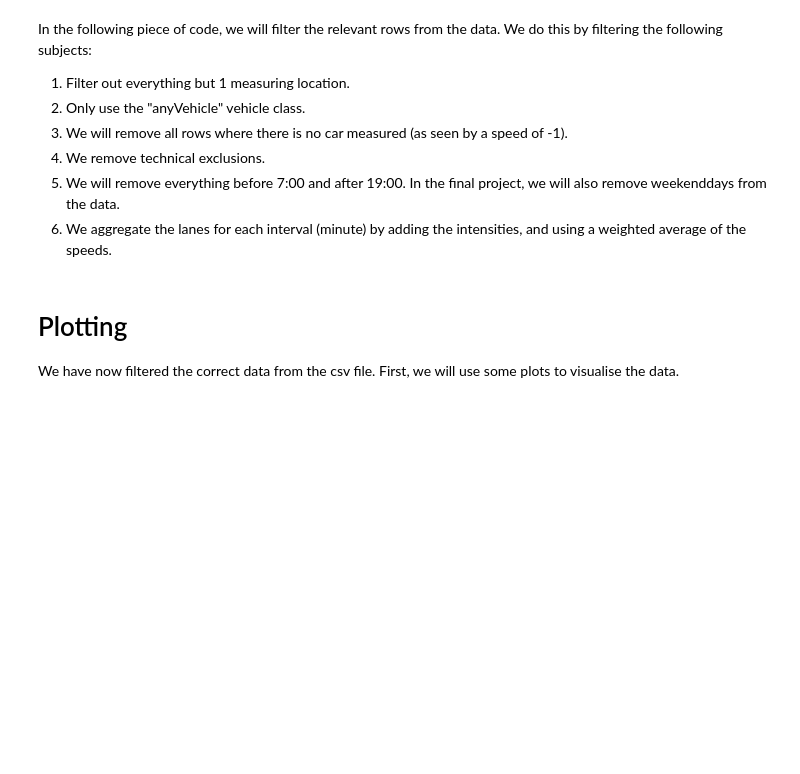
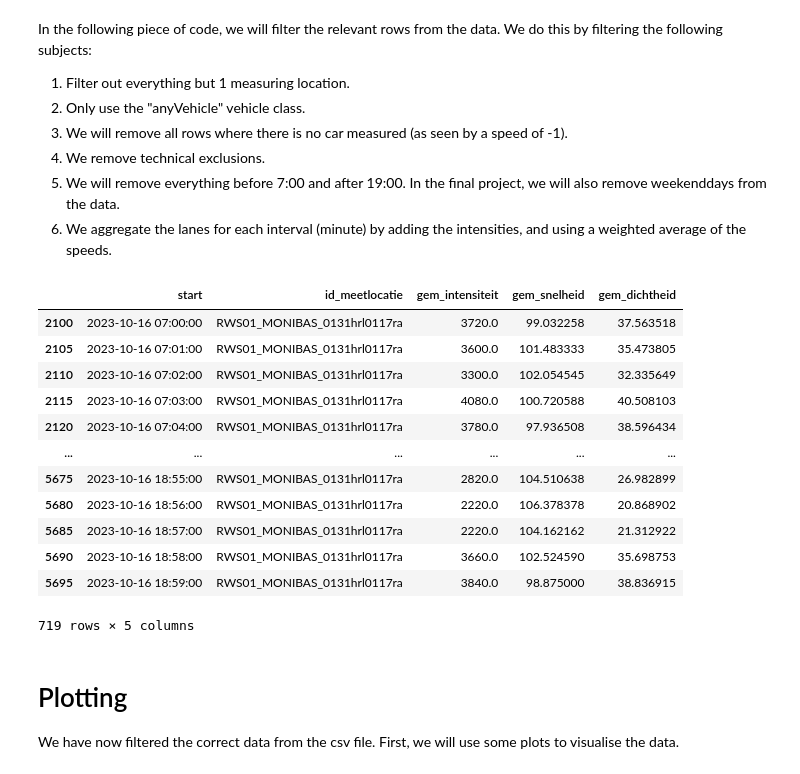
Before and after one commit to vossemeijssen/macroscopic_traffic_model, a Jupyter notebook: Fitting_speed_and_intensity.ipynb, the cells around one changed output. Drawn from its saved outputs; the diff is of its cells as text; code cells hidden in the pictures; blank space fills up the shorter version.

```diff
--- a/Fitting_speed_and_intensity.ipynb
+++ b/Fitting_speed_and_intensity.ipynb
@@ -29,26 +29,48 @@ In the following piece of code, we will filter the relevant rows from the data.
 # %%
 # 1
 file1_1_location = file1[file1.id_meetlocatie == "RWS01_MONIBAS_0131hrl0117ra"]
 # 2
 filtered = file1_1_location[file1_1_location.voertuigcategorie == "anyVehicle"]
 # 3
 filtered = filtered[filtered.gem_snelheid != -1]
 # 4
 filtered = filtered[filtered.technical_exclusion != "v"]
 # 5
 filtered["start"] = pd.to_datetime(filtered.start_meetperiode)
 mask = (filtered.start.dt.time >= pd.to_datetime("7:00").time()) & (filtered.start.dt.time < pd.to_datetime("19:00").time())
 mask2 = (filtered.start.dt.weekday != 5) & (filtered.start.dt.weekday != 6)
 filtered = filtered[mask & mask2]
-# 6
-filtered2 = pd.DataFrame({"start": filtered.start.unique()})
-for i, row in filtered2.iterrows():
-    subset = filtered.loc[filtered["start"] == row["start"]]
-    tot = subset["gem_intensiteit"].sum()
-    filtered2.at[i, "gem_intensiteit"] = tot
-    filtered2.at[i, "gem_snelheid"] = (subset["gem_snelheid"] / tot * subset["gem_intensiteit"]).sum()
+# 6 (using much faster code, thanks to chatgpt)
+filtered2 = filtered[["start", "id_meetlocatie"]].drop_duplicates()
+grouped = filtered.groupby(["start", "id_meetlocatie"])
+tot = grouped["gem_intensiteit"].transform("sum")
+gem_snelheid_weighted = (filtered["gem_snelheid"] / tot * filtered["gem_intensiteit"]).groupby([filtered["start"], filtered["id_meetlocatie"]]).transform("sum")
+filtered2["gem_intensiteit"] = tot
+filtered2["gem_snelheid"] = gem_snelheid_weighted
 filtered2["gem_dichtheid"] = filtered2["gem_intensiteit"] / filtered2["gem_snelheid"]
+# filtered2 = pd.DataFrame({"start": filtered.start.unique()})
+# for i, row in filtered2.iterrows():
+#     subset = filtered.loc[filtered["start"] == row["start"]]
+#     tot = subset["gem_intensiteit"].sum()
+#     filtered2.at[i, "gem_intensiteit"] = tot
+#     filtered2.at[i, "gem_snelheid"] = (subset["gem_snelheid"] / tot * subset["gem_intensiteit"]).sum()
+# filtered2["gem_dichtheid"] = filtered2["gem_intensiteit"] / filtered2["gem_snelheid"]
 filtered = filtered2
+filtered
+# %% [output]
+|  | start | id_meetlocatie | gem_intensiteit | gem_snelheid | gem_dichtheid |
+| 2100 | 2023-10-16 07:00:00 | RWS01_MONIBAS_0131hrl0117ra | 3720.0 | 99.032258 | 37.563518 |
+| 2105 | 2023-10-16 07:01:00 | RWS01_MONIBAS_0131hrl0117ra | 3600.0 | 101.483333 | 35.473805 |
+| 2110 | 2023-10-16 07:02:00 | RWS01_MONIBAS_0131hrl0117ra | 3300.0 | 102.054545 | 32.335649 |
+| 2115 | 2023-10-16 07:03:00 | RWS01_MONIBAS_0131hrl0117ra | 4080.0 | 100.720588 | 40.508103 |
+| 2120 | 2023-10-16 07:04:00 | RWS01_MONIBAS_0131hrl0117ra | 3780.0 | 97.936508 | 38.596434 |
+| ... | ... | ... | ... | ... | ... |
+| 5675 | 2023-10-16 18:55:00 | RWS01_MONIBAS_0131hrl0117ra | 2820.0 | 104.510638 | 26.982899 |
+| 5680 | 2023-10-16 18:56:00 | RWS01_MONIBAS_0131hrl0117ra | 2220.0 | 106.378378 | 20.868902 |
+| 5685 | 2023-10-16 18:57:00 | RWS01_MONIBAS_0131hrl0117ra | 2220.0 | 104.162162 | 21.312922 |
+| 5690 | 2023-10-16 18:58:00 | RWS01_MONIBAS_0131hrl0117ra | 3660.0 | 102.524590 | 35.698753 |
+| 5695 | 2023-10-16 18:59:00 | RWS01_MONIBAS_0131hrl0117ra | 3840.0 | 98.875000 | 38.836915 |
+719 rows × 5 columns
 # %% [markdown]
 # Plotting
 We have now filtered the correct data from the csv file. First, we will use some plots to visualise the data.
```
